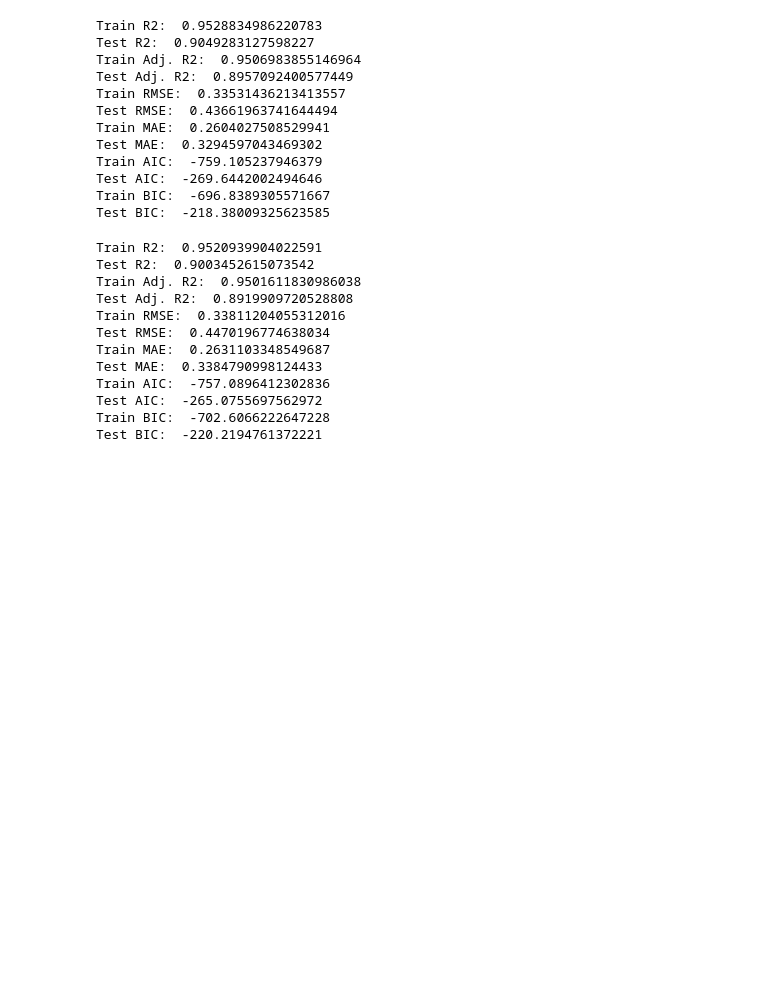
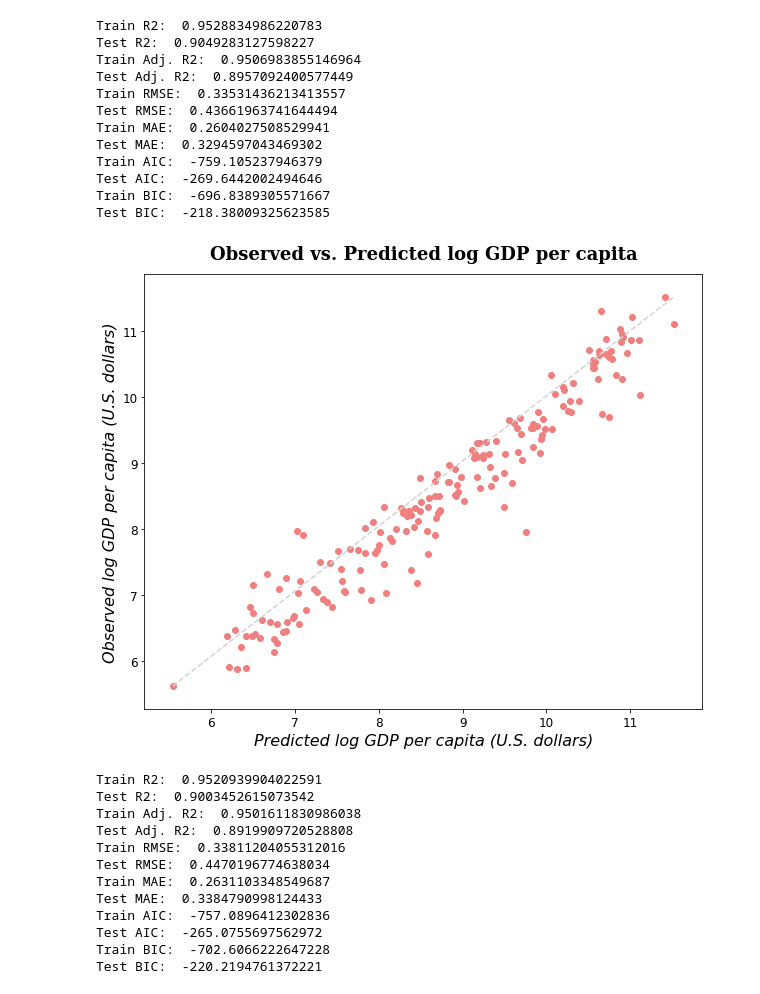
Before and after one commit to peterilhardt/UN_Countries, a Jupyter notebook: regression_analysis.ipynb, the cells around one changed output. Cells and saved outputs as stored; diff of their text form; code cells hidden in the pictures; blank space fills up the shorter version.

Commit message:
added presentation/images, cleaned notebook files

```diff
--- a/regression_analysis.ipynb
+++ b/regression_analysis.ipynb
@@ -736,4 +957,23 @@ Train AIC:  -759.105237946379
 Test AIC:  -269.6442002494646
 Train BIC:  -696.8389305571667
 Test BIC:  -218.38009325623585
+# %%
+#Scatterplot of observed vs. predicted log GDP for X_test2
+#Generally good fit but slight tendency to under-predict
+plt.figure(figsize = (10,8))
+plt.plot(np.linspace(fit2.predict(X_test2).min(), fit2.predict(X_test2).max()),
+         np.linspace(y_test.min(), y_test.max()), color = 'lightgrey', linestyle = '--')
+plt.scatter(fit2.predict(X_test2), y_test, color = 'lightcoral')
+plt.title("Observed vs. Predicted log GDP per capita", fontsize = 18,
+          fontweight = 'bold', family = 'serif', y = 1.02)
+plt.xlabel("Predicted log GDP per capita (U.S. dollars)", fontsize = 16, style = 'italic')
+plt.ylabel("Observed log GDP per capita (U.S. dollars)", fontsize = 16, style = 'italic')
+plt.xticks(fontsize = 12)
+plt.yticks(fontsize = 12)
+
+plt.savefig('Obs_vs_Pred.png', dpi = 100, bbox_inches = 'tight')
+plt.show()
+plt.close()
+# %% [output]
+[figure, added]
 # %%
```
Also changed, not shown: parts of 46 cells of this notebook, 10 other files.
